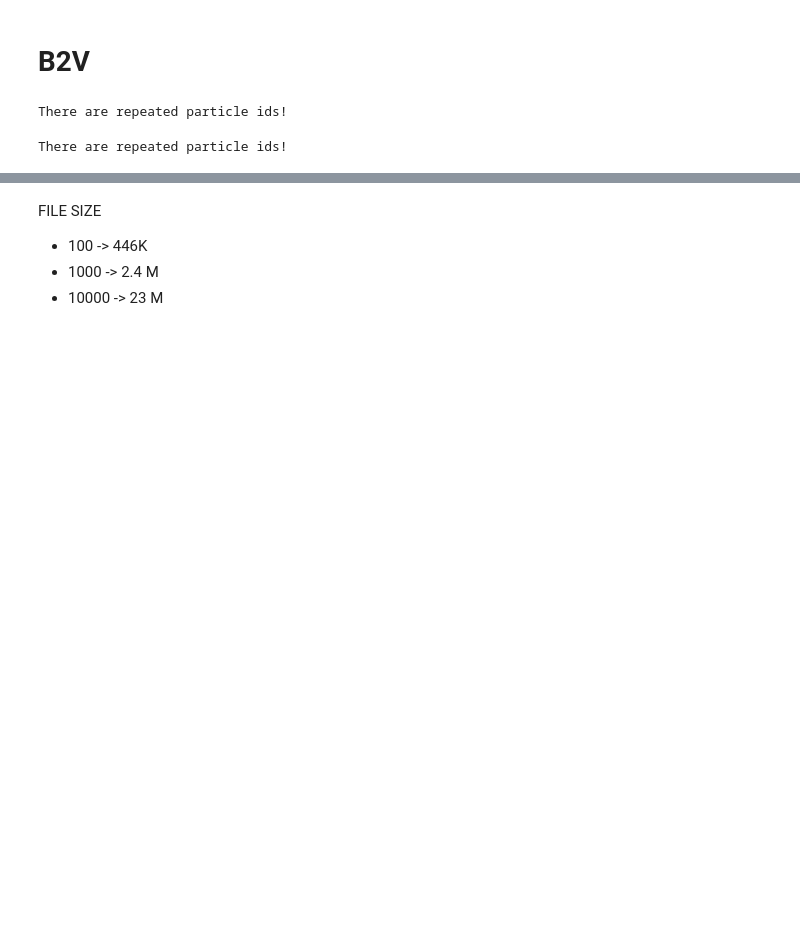
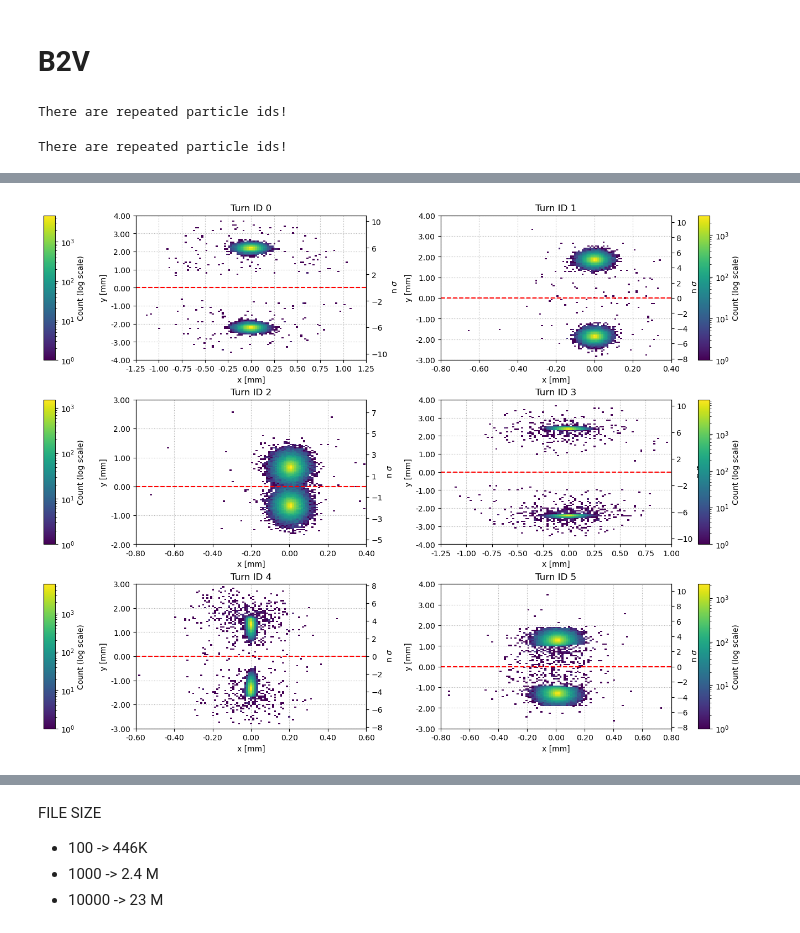
Before and after one commit to chiaramaccani/two_cryst_sim, a Jupyter notebook: GR_sim/GR_ana.ipynb, the cells around one changed output, grey strips where cells are left out. Saved outputs shown, nothing was run; the diff lists cells and outputs as text; code cells hidden in the pictures; blank space fills up the shorter version.

```diff
--- a/GR_sim/GR_ana.ipynb
+++ b/GR_sim/GR_ana.ipynb
@@ -912 +940,17 @@ MAX_BETA_B2V.compute_impact_particles(lines= False)
+# %%
+def plot_first_six(OBJ):
+    fig, ax = plt.subplots(3, 2, figsize=(11, 10), layout='constrained',)
+    axins_params_list = [["100%","5%", 'center left', -12], ["100%","5%", 'right', -5]]
+
+    for i in range(6):
+        df = OBJ.data[OBJ.data['this_turn']==i]
+
+        OBJ.plot_xy_distribution(fig, ax[i//2, i%2], df['x'], df['y'],  axins_params = axins_params_list[i%2])
+        ax[i//2, i%2].set_title(f'Turn ID {i}', fontsize=12)
+
+    fig.savefig('./Plots/turns_xy.png')
+# %%
+plot_first_six(MAX_BETA_B2V)
+# %% [output]
+[figure, added]
 # %%
```
Also changed, not shown: parts of 14 cells of this notebook, 13 other files.
